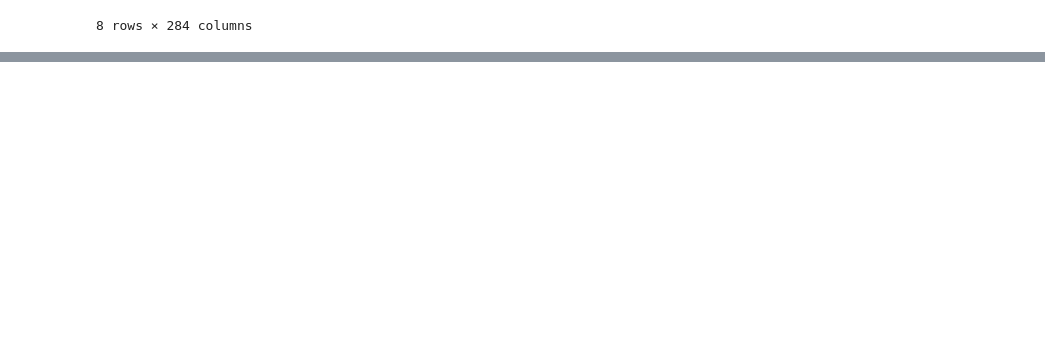
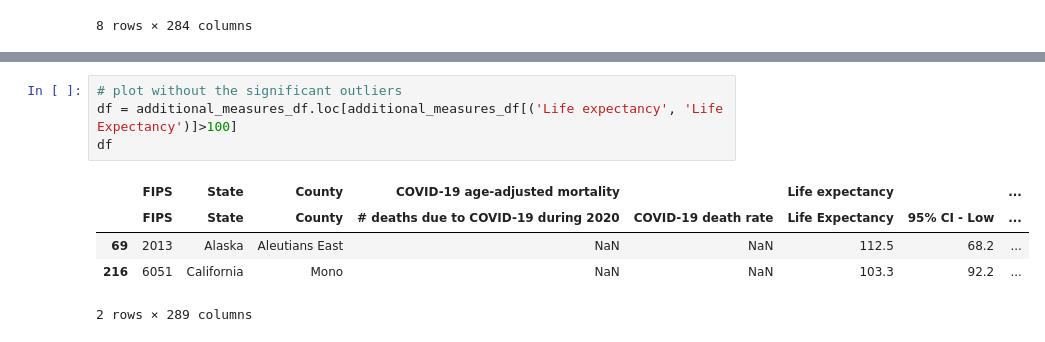
Before and after one commit to MDaily7/Life-Expectancy-In-the-US, a Jupyter notebook: Health Rankings Data/Import and Explore Health Rankings Data.ipynb, the cells around one changed output, grey strips where cells are left out. Saved outputs shown, nothing was run; the diff lists cells and outputs as text; blank space fills up the shorter version.

```diff
--- a/Health Rankings Data/Import and Explore Health Rankings Data.ipynb
+++ b/Health Rankings Data/Import and Explore Health Rankings Data.ipynb
@@ -168,0 +235,10 @@ sns.heatmap(health_measures_df.corr(), cmap='Blues')
+# %%
+# plot without the significant outliers
+df = additional_measures_df.loc[additional_measures_df[('Life expectancy', 'Life Expectancy')]>100]
+df
+# %% [output]
+|  | FIPS | State | County | COVID-19 age-adjusted mortality |  | Life expectancy |  | ... |
+|  | FIPS | State | County | # deaths due to COVID-19 during 2020 | COVID-19 death rate | Life Expectancy | 95% CI - Low | ... |
+| 69 | 2013 | Alaska | Aleutians East | NaN | NaN | 112.5 | 68.2 | ... |
+| 216 | 6051 | California | Mono | NaN | NaN | 103.3 | 92.2 | ... |
+2 rows × 289 columns
```
Also changed, not shown: parts of 7 cells of this notebook.
